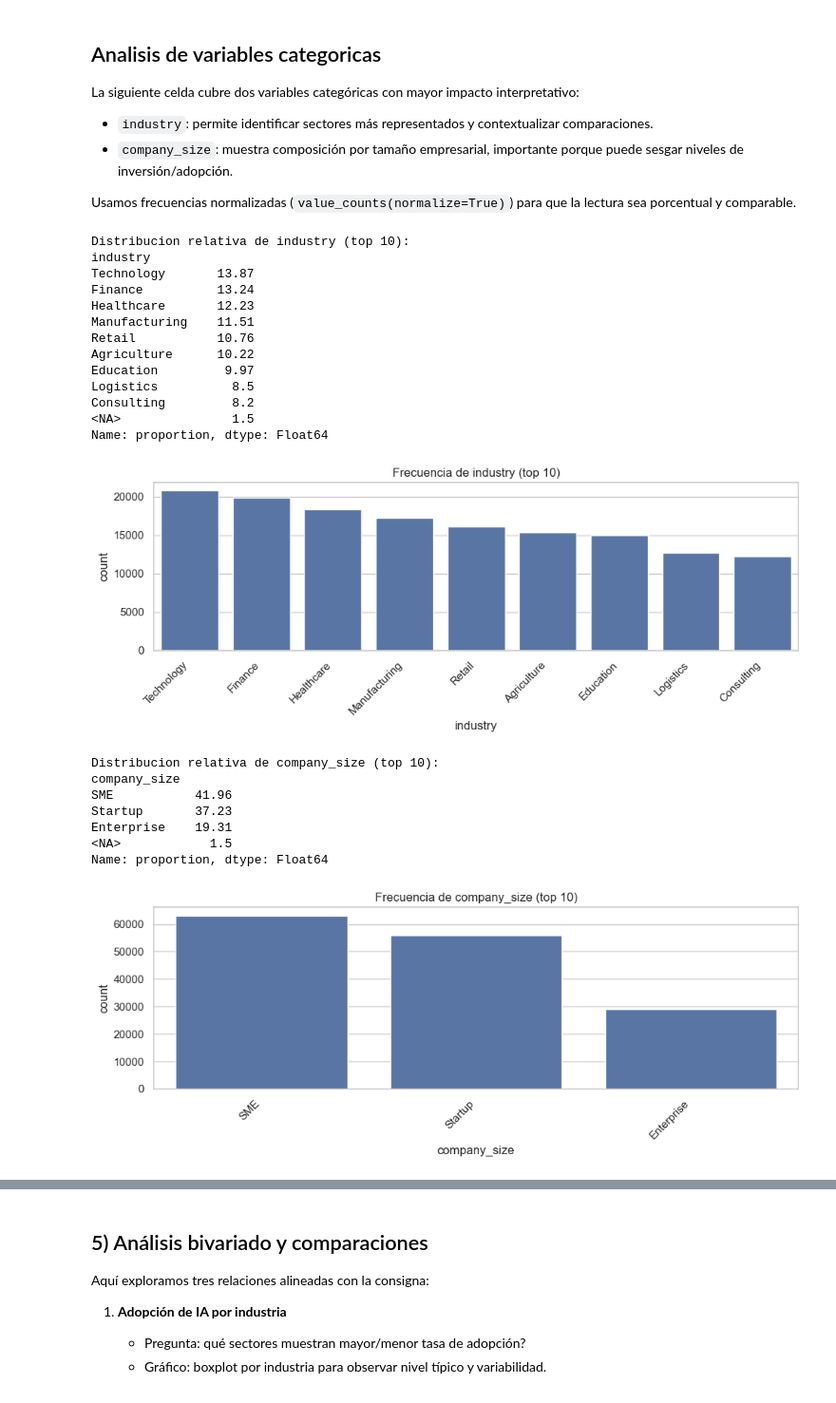
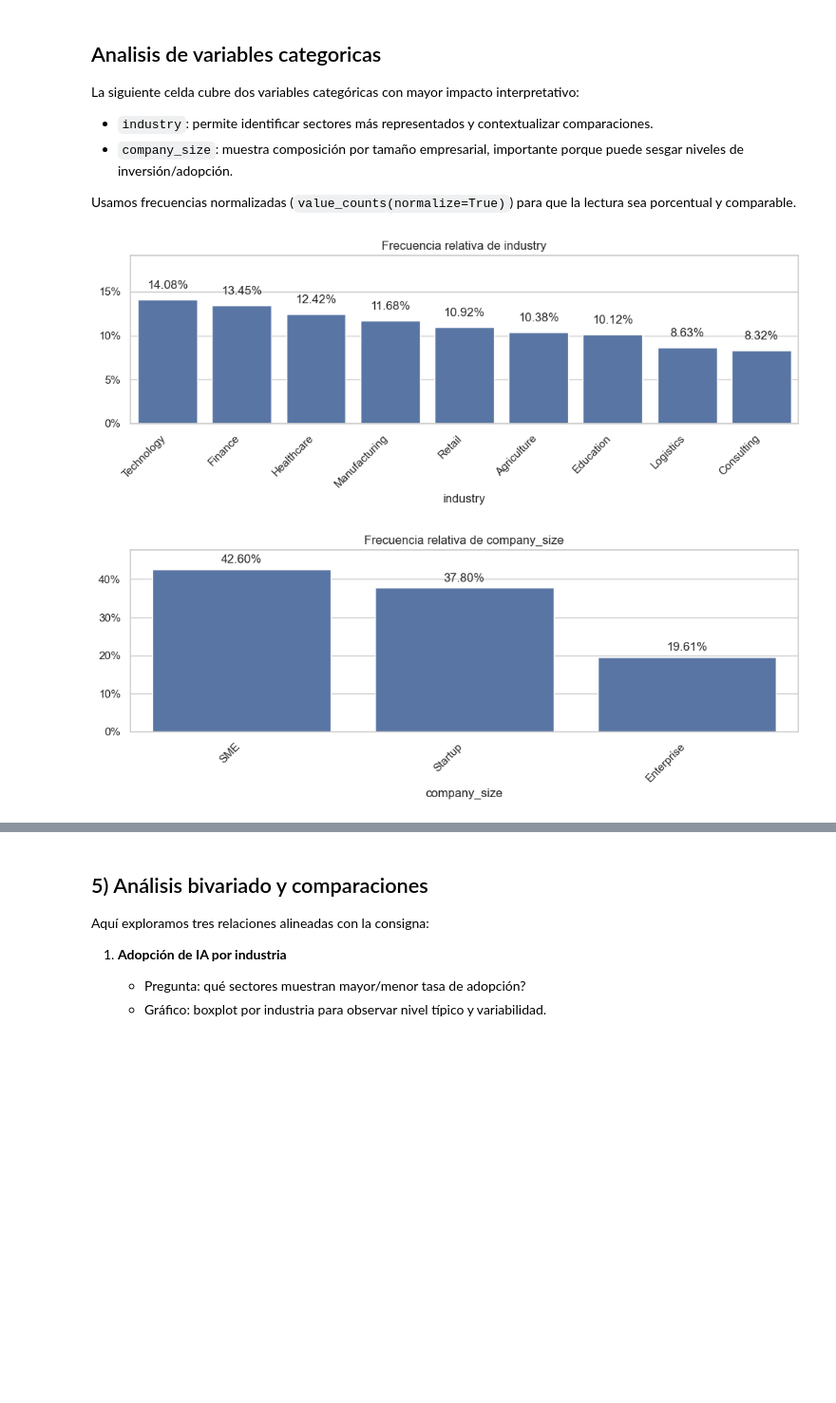
Before and after one commit to Ericsig/DiploDatos, a Jupyter notebook: notebook/eda_notebook.ipynb, the cells around one changed output, grey strips where cells are left out. Shown at 95% size. Saved outputs shown, nothing was run; the diff lists cells and outputs as text; code cells hidden in the pictures; blank space fills up the shorter version.

Commit message:
[fix] Correct univariate categorical variables plot Agregué etiquetas de porcentaje en los gráficos de las variables categóricas y eliminé las tablas

```diff
--- a/notebook/eda_notebook.ipynb
+++ b/notebook/eda_notebook.ipynb
@@ -1090,37 +1090,22 @@ La siguiente celda cubre dos variables categóricas con mayor impacto interpreta
 Usamos frecuencias normalizadas (`value_counts(normalize=True)`) para que la lectura sea porcentual y comparable.
 # %%
 for col in ['industry', 'company_size']:
-    dist = company_limpio[col].value_counts(dropna=False, normalize=True).head(10)
-    print(f'\nDistribucion relativa de {col} (top 10):')
-    print((dist * 100).round(2))
-
+    # Plot relative frequency of the top 10 categories in the column
     plt.figure(figsize=(10, 4))
-    sns.countplot(data=company_limpio, x=col, order=company_limpio[col].value_counts().index[:10])
-    plt.title(f'Frecuencia de {col} (top 10)')
+    sns.barplot(x=company_limpio[col].value_counts(dropna=True, normalize=True).index[:10],
+                y=company_limpio[col].value_counts(dropna=True, normalize=True).values[:10])
+    plt.title(f'Frecuencia relativa de {col}')
+    # Set x labels as percentage
+    plt.gca().yaxis.set_major_formatter(plt.FuncFormatter(lambda y, _: '{:.0%}'.format(y)))
     plt.xticks(rotation=45, ha='right')
+    # Set y limit to 0-max value of the relative frequency + 0.05 for better visualization
+    plt.ylim(0, company_limpio[col].value_counts(dropna=True, normalize=True).values[:10].max() + 0.05)
+    # Add percentage labels on top of the bars
+    for i, v in enumerate(company_limpio[col].value_counts(dropna=True, normalize=True).values[:10]):
+        plt.text(i, v + 0.01, f'{v:.2%}', ha='center', va='bottom')
     plt.tight_layout()
     plt.show()
 # %% [output]
-Distribucion relativa de industry (top 10):
-industry
-Technology       13.87
-Finance          13.24
-Healthcare       12.23
-Manufacturing    11.51
-Retail           10.76
-Agriculture      10.22
-Education         9.97
-Logistics          8.5
-Consulting         8.2
-<NA>               1.5
-Name: proportion, dtype: Float64
-[figure, old version]
+[figure, new version]
-Distribucion relativa de company_size (top 10):
-company_size
-SME           41.96
-Startup       37.23
-Enterprise    19.31
-<NA>            1.5
-Name: proportion, dtype: Float64
-[figure, old version]
+[figure, new version]
 # %% [markdown]
```
Also changed, not shown: parts of 6 cells of this notebook.
